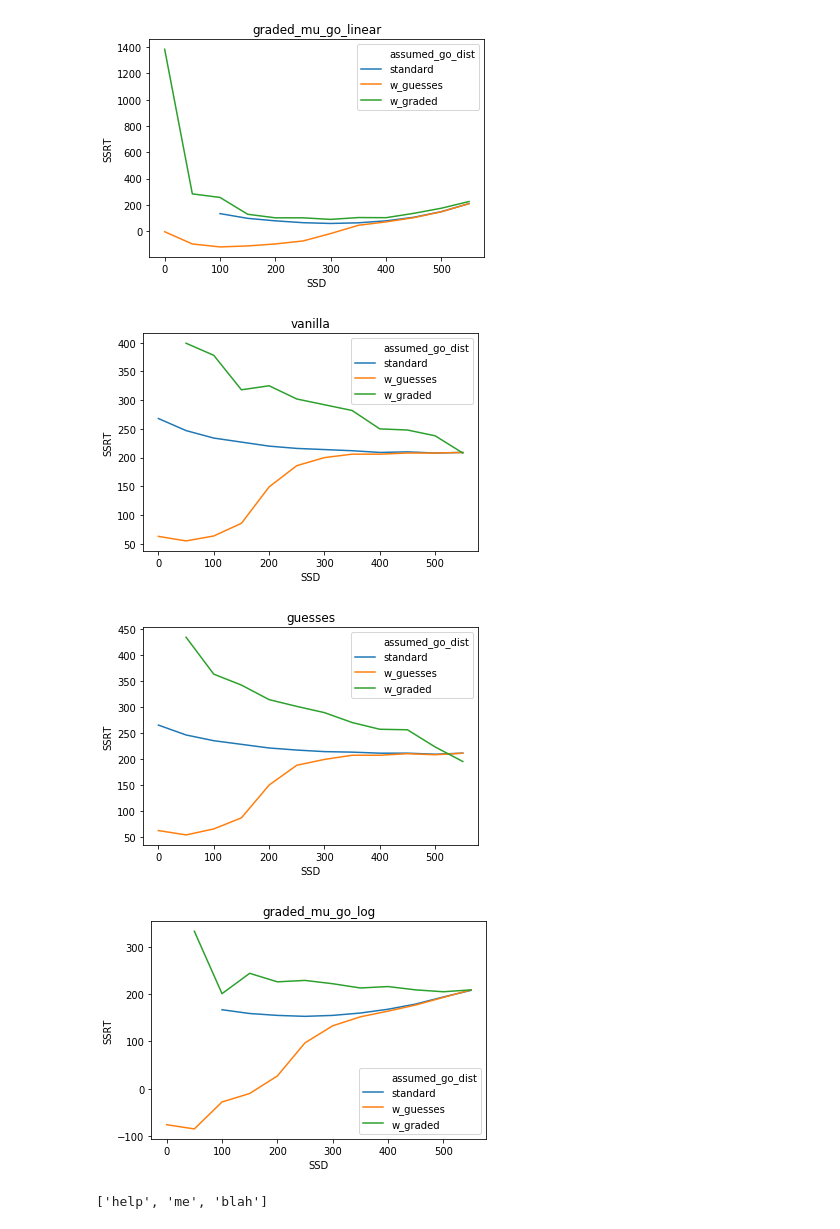
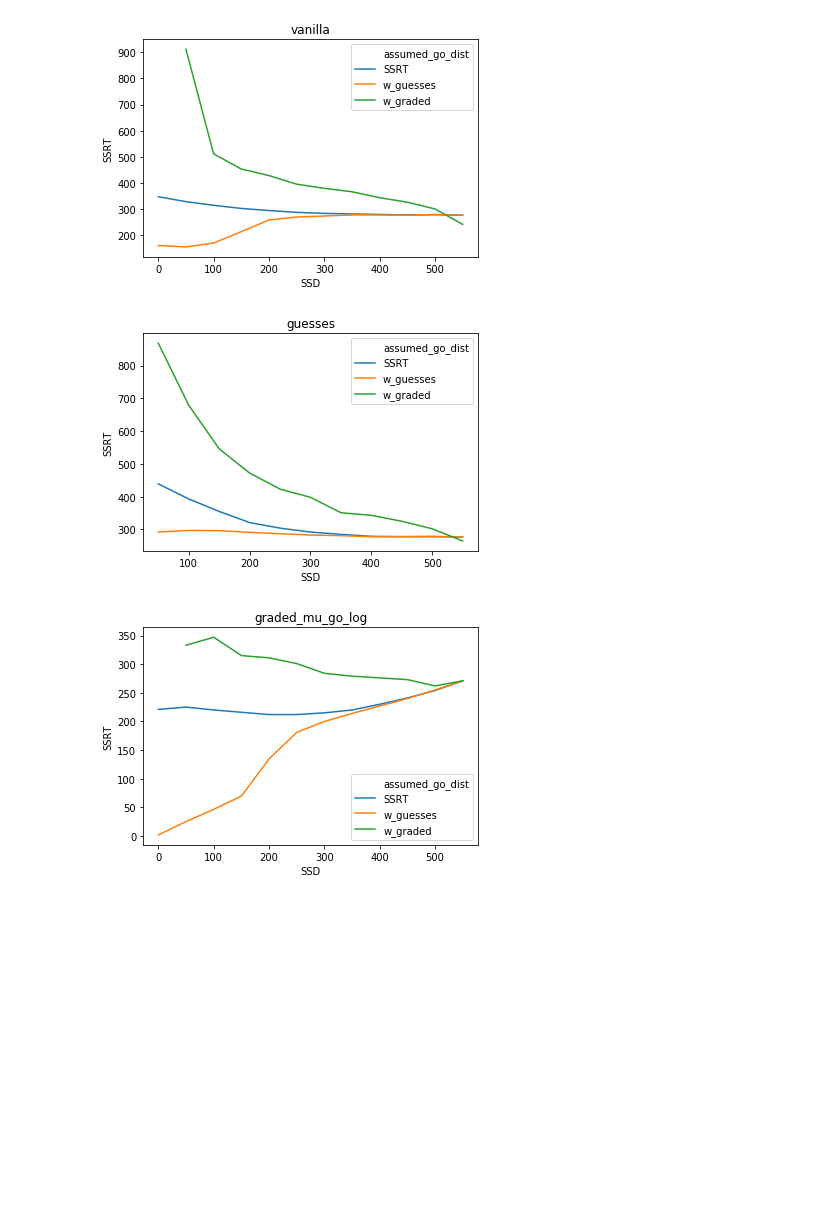
Before and after one commit to henrymj/ABCD_simulations, a Jupyter notebook: visualize_SSRTs_by_SSD.ipynb, the cells around one changed output. Drawn from its saved outputs; the diff is of its cells as text; code cells hidden in the pictures; blank space fills up the shorter version.

```diff
--- a/visualize_SSRTs_by_SSD.ipynb
+++ b/visualize_SSRTs_by_SSD.ipynb
@@ -15,4 +9,4 @@ indiv_guesses.csv              vanilla.csv
 # %%
 example_data = pd.read_csv('ssrt_metrics/indiv_guesses.csv', index_col=0)
 example_data.columns = example_data.columns.str.replace('SSRT_', '')
-melt_df = pd.melt(example_data, id_vars=['SSD'], value_vars=['standard','w_guesses','w_graded'], var_name = 'assumed_go_dist', value_name='SSRT')
+melt_df = pd.melt(example_data, id_vars=['SSD'], value_vars=['SSRT','w_guesses','w_graded'], var_name = 'assumed_go_dist', value_name='SSRT')
@@ -23,14 +32,19 @@ _ = sns.lineplot(x='SSD', y='SSRT', hue='assumed_go_dist', data=melt_df)
 # %%
-for file in glob('ssrt_metrics/indiv_*.csv'):
+p_respond_df = pd.DataFrame(index = example_data.mean_SSD)
+
+for file in [i for i in glob('ssrt_metrics/indiv_*.csv') if 'linear' not in i]:
     data =  pd.read_csv(file, index_col=0)
     data.columns = data.columns.str.replace('SSRT_', '')
-    melt_df = pd.melt(data, id_vars=['SSD'], value_vars=['standard','w_guesses','w_graded'], var_name = 'assumed_go_dist', value_name='SSRT')
+    melt_df = pd.melt(data, id_vars=['SSD'], value_vars=['SSRT','w_guesses','w_graded'], var_name = 'assumed_go_dist', value_name='SSRT')
     _ = sns.lineplot(x='SSD', y='SSRT', hue='assumed_go_dist', data=melt_df)
-    plt.title(file.split('indiv_')[-1].replace('.csv', ''))
+    title = file.split('indiv_')[-1].replace('.csv', '')
+    plt.title(title)
     plt.show()
     plt.close()
+
+    curr_series = data.loc[:,['mean_SSD', 'p_respond']].set_index('mean_SSD').add_prefix(title+'_')
+    p_respond_df = pd.concat([p_respond_df, curr_series], 1)
 # %% [output]
-[figure, old version]
+[figure, new version]
-[figure, old version]
+[figure, new version]
-[figure, old version]
+[figure, new version]
-[figure, removed]
@@ -39,4 +50,0 @@ dd = {'help': 1, 'me': 0}
-# %%
-[v for v in dd.keys()] + ['blah']
-# %% [output]
-['help', 'me', 'blah']
```
Also changed, not shown: parts of 23 cells of this notebook, 3 other files.
